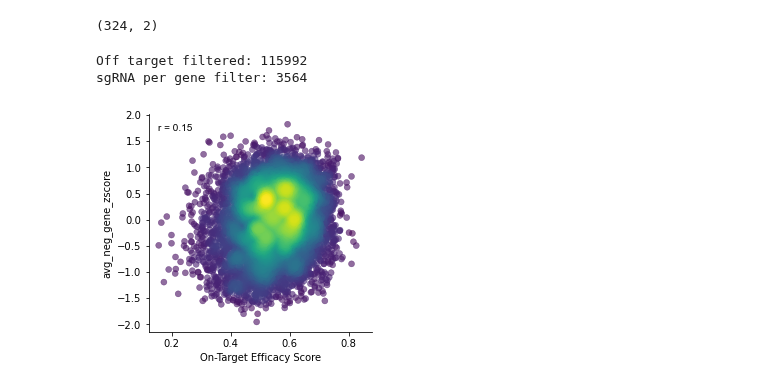
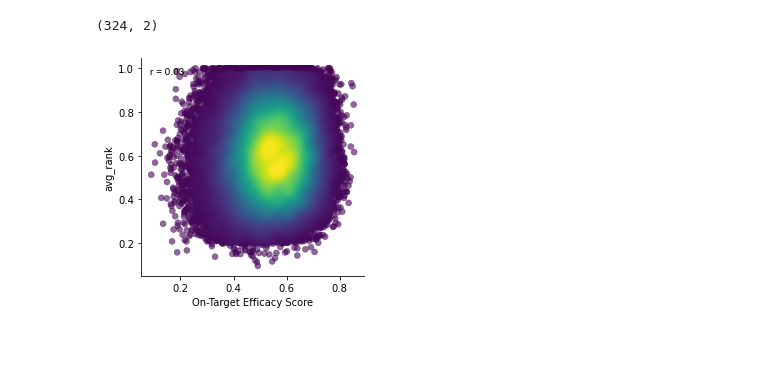
Before and after one commit to gpp-rnd/rs_dev, a Jupyter notebook: code/00_processing_Behan2019.ipynb, the cells around one changed output. Drawn from its saved outputs; the diff is of its cells as text; code cells hidden in the pictures; blank space fills up the shorter version.

```diff
--- a/code/00_processing_Behan2019.ipynb
+++ b/code/00_processing_Behan2019.ipynb
@@ -103,27 +103,18 @@ roc_aucs.shape
 (324, 2)
 # %%
 relevant_sgs_designs = lfcs_designs[lfcs_designs['Target Gene Symbol'].isin(essential_genes.gene)]
-ot_filtered_sgs = relevant_sgs_designs[relevant_sgs_designs['# Off-Target Tier I Match Bin I Matches'] == '0'].copy()
-print('Off target filtered: ' + str(relevant_sgs_designs.shape[0] - ot_filtered_sgs.shape[0]))
-ot_filtered_sgs['neg_gene_zscore'] = (ot_filtered_sgs.groupby(['Target Gene Symbol', 'condition'])
-                                      .avg_lfc
-                                      .transform(lambda x: -(x - x.mean())/x.std()))
-sg_avg_zscore = (ot_filtered_sgs.groupby(design_cols)
-                 .agg(avg_neg_gene_zscore = ('neg_gene_zscore', 'mean'))
-                 .reset_index())
-sg_avg_zscore_filtered = sg_avg_zscore[sg_avg_zscore.groupby('Target Gene Symbol')
-                                       ['sgRNA Sequence']
-                                       .transform(lambda x: x.count()) > 1].copy()
-print('sgRNAs per gene filtered: ' + str(sg_avg_zscore.shape[0] - sg_avg_zscore_filtered.shape[0]))
+filtered_sgs = relevant_sgs_designs[relevant_sgs_designs['# Off-Target Tier I Match Bin I Matches'] == '0'].copy()
+filtered_sgs['gene_rank'] = (filtered_sgs.groupby(['Target Gene Symbol', 'condition'])
+                             .avg_lfc
+                             .rank(pct=True, ascending=False))
+sg_avg_rank = (filtered_sgs.groupby(design_cols)
+               .agg(avg_rank = ('gene_rank', 'mean'))
+               .reset_index())
-# %% [output]
-Off target filtered: 115992
-sgRNA per gene filter: 3564
 # %%
 plt.subplots(figsize=(4,4))
-gpplot.point_densityplot(data=sg_avg_zscore_filtered, y='avg_neg_gene_zscore', x='On-Target Efficacy Score')
-gpplot.add_correlation(data=sg_avg_zscore_filtered, y='avg_neg_gene_zscore', x='On-Target Efficacy Score',
-                       method='spearman')
+gpplot.point_densityplot(data=sg_avg_rank, y='avg_rank', x='On-Target Efficacy Score')
+gpplot.add_correlation(data=sg_avg_rank, y='avg_rank', x='On-Target Efficacy Score', method='spearman')
 sns.despine()
 # %% [output]
-[figure, old version]
+[figure, new version]
 # %%
```
Also changed, not shown: parts of 1 cell of this notebook, 3 other files.
